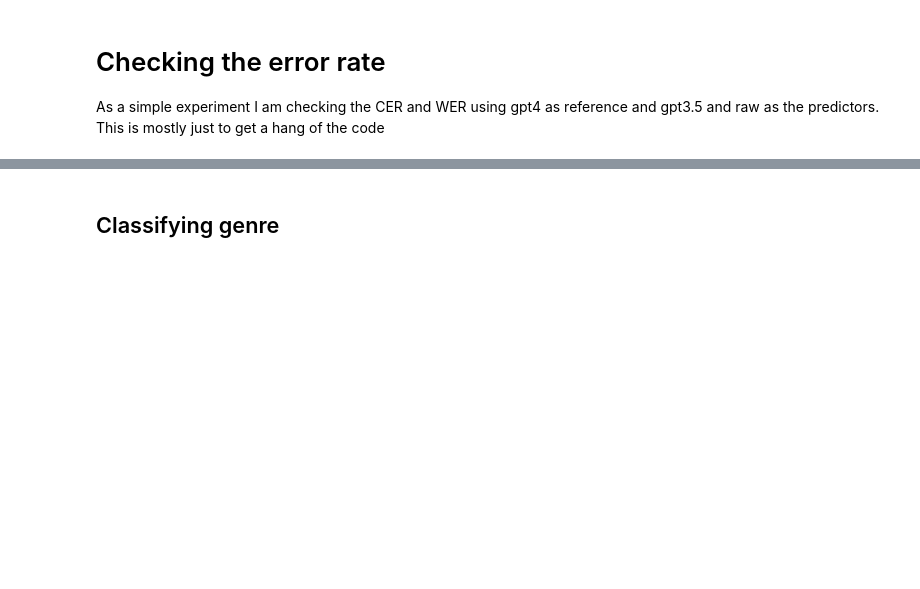
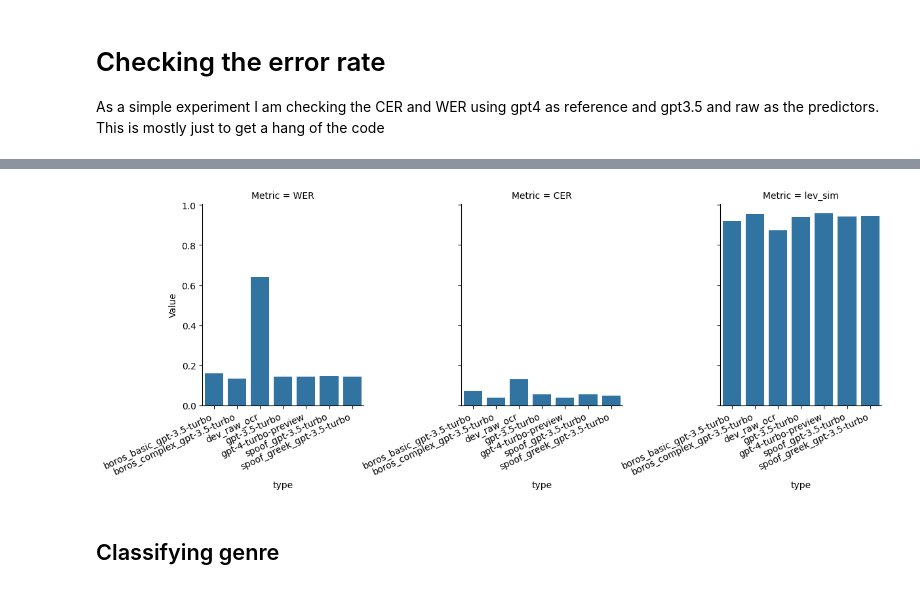
Before and after one commit to JonnoB/redigitalize, a Jupyter notebook: create_test_set.ipynb, the cells around one changed output, grey strips where cells are left out. Saved outputs shown, nothing was run; the diff lists cells and outputs as text; code cells hidden in the pictures; blank space fills up the shorter version.

```diff
--- a/create_test_set.ipynb
+++ b/create_test_set.ipynb
@@ -693,0 +328,24 @@ print(wer_score)
+# %%
+
+
+# Create an empty DataFrame to store results
+results_df = pd.DataFrame(columns=['File', 'Total Characters', 'Total Words'])
+
+# Iterate through folders
+for file in os.listdir(dev_transcripts):
+    file_path = os.path.join(dev_transcripts, file)
+
+    # Open and read the current file
+    with open(file_path, 'r') as file:
+        text = file.read()
+    dev_data_raw_df = pd.DataFrame({'File': [file_path], 'Text': text})
+
+    # Calculate total characters and words for each string loaded
+    dev_data_raw_df['Total Characters'] = dev_data_raw_df['Text'].apply(lambda x: len(x))
+    dev_data_raw_df['Total Words'] = dev_data_raw_df['Text'].apply(lambda x: len(x.split()))
+
+    # Append to the results DataFrame
+    results_df = pd.concat([results_df, dev_data_raw_df[['File', 'Total Characters', 'Total Words']]], ignore_index=True)
+
+# Display the results DataFrame
+print(results_df.drop(columns='File').sum())
@@ -694,3 +432,26 @@ print(wer_score)
+# %%
+median_df = performance_eval.drop(columns='File Name').drop(columns = 'lev_dist').groupby('type').median().reset_index()
+
+# Melt the DataFrame to long format
+long_df = pd.melt(median_df, id_vars='type', var_name='Metric', value_name='Value')
+
+# Use seaborn's catplot to create a faceted plot
+g = sns.catplot(
+    data=long_df,
+    x='type',
+    y='Value',
+    col='Metric',
+    kind='bar',
+    height=4,
+    aspect=1, # Adjust the aspect ratio and size of each facet
+    col_wrap=3, # Number of columns for facets
+)
+
+g.set_xticklabels(rotation=25, ha='right') # Rotate x-axis labels
+
+plt.show()
+# %% [output]
+[figure, added]
 # %% [markdown]
 ## Classifying genre
 # %%
```
Also changed, not shown: parts of 39 cells of this notebook, 3 other files.
